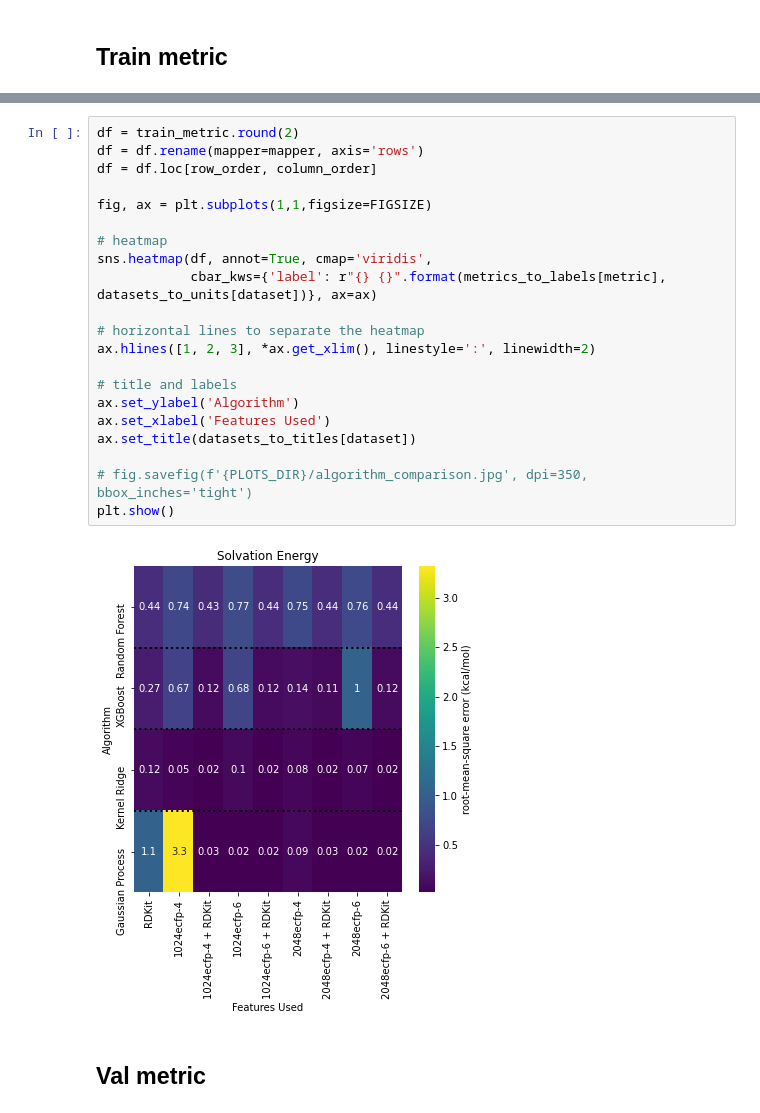
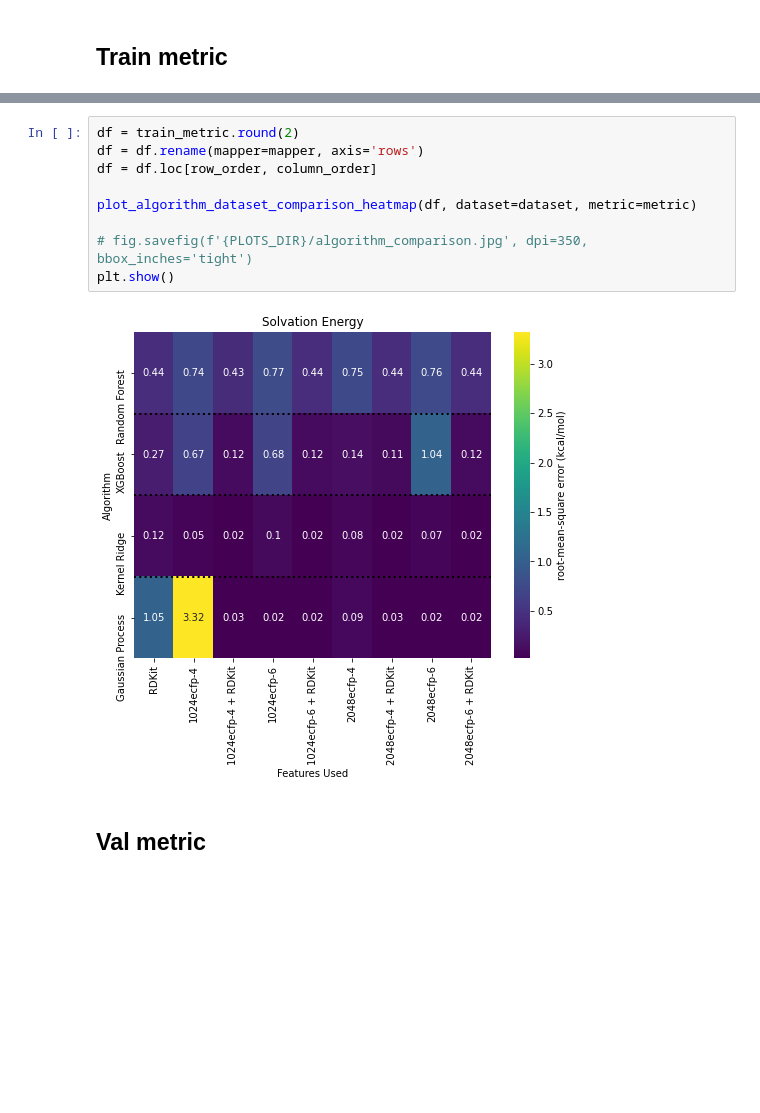
Before and after one commit to GeorgeBatch/moleculenet, a Jupyter notebook: notebooks/visualise_extended_grid_search_results.ipynb, the cells around one changed output, grey strips where cells are left out. Cells and saved outputs as stored; diff of their text form; blank space fills up the shorter version.

Commit message:
use plotting functions/variables from the script

```diff
--- a/notebooks/visualise_extended_grid_search_results.ipynb
+++ b/notebooks/visualise_extended_grid_search_results.ipynb
@@ -301,26 +302,14 @@ RMSE : root-mean-square error , unit: (kcal/mol)
 # %%
 df = train_metric.round(2)
 df = df.rename(mapper=mapper, axis='rows')
 df = df.loc[row_order, column_order]
 
-fig, ax = plt.subplots(1,1,figsize=FIGSIZE)
-
-# heatmap
-sns.heatmap(df, annot=True, cmap='viridis',
-            cbar_kws={'label': r"{} {}".format(metrics_to_labels[metric], datasets_to_units[dataset])}, ax=ax)
-
-# horizontal lines to separate the heatmap
-ax.hlines([1, 2, 3], *ax.get_xlim(), linestyle=':', linewidth=2)
-
-# title and labels
-ax.set_ylabel('Algorithm')
-ax.set_xlabel('Features Used')
-ax.set_title(datasets_to_titles[dataset])
+plot_algorithm_dataset_comparison_heatmap(df, dataset=dataset, metric=metric)
 
 # fig.savefig(f'{PLOTS_DIR}/algorithm_comparison.jpg', dpi=350, bbox_inches='tight')
 plt.show()
 # %% [output]
-[figure, old version]
+[figure, new version]
 # %% [markdown]
 ## Val metric
 # %%
```
Also changed, not shown: parts of 5 cells of this notebook, 1 other file.
